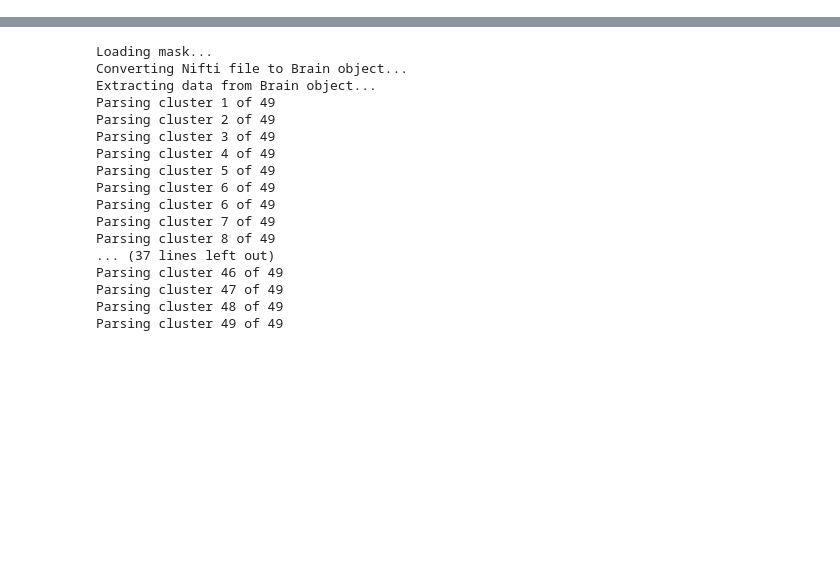
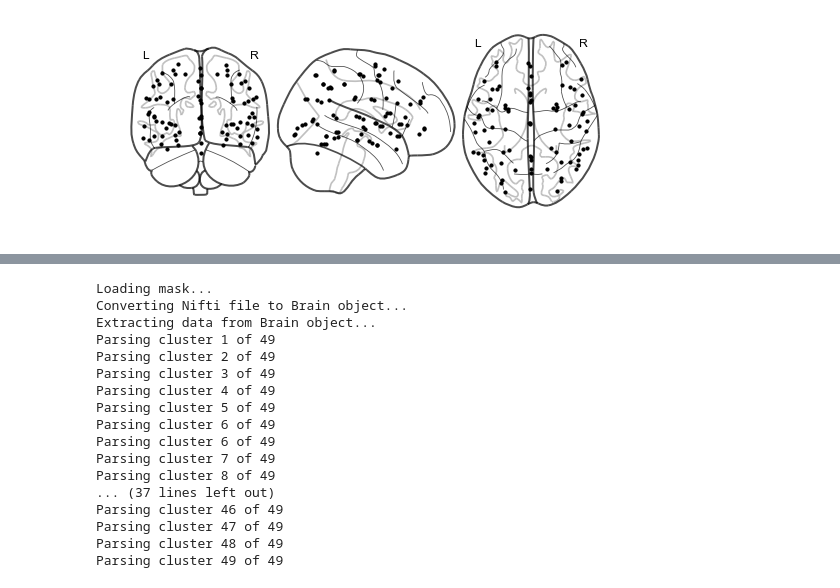
Before and after one commit to ContextLab/directed-forgetting-network-dynamics, a Jupyter notebook: code/network_analyses.ipynb, the cells around one changed output, grey strips where cells are left out. Saved outputs shown, nothing was run; the diff lists cells and outputs as text; code cells hidden in the pictures; blank space fills up the shorter version.

```diff
--- a/code/network_analyses.ipynb
+++ b/code/network_analyses.ipynb
@@ -22,3 +22,4 @@ from collections import deque
 datadir = os.path.join(os.getenv('HOME'), 'data', 'fMRI', 'dffr')
 nii_files = lsdir(os.path.join(datadir, '*.nii'))
 regressor_files = lsdir(os.path.join(datadir, 'regmats', '*.mat'))
+cluster_masks = os.path.join('clusters', 'k50_2mm_gm_split_cleaned.nii.gz')
@@ -24,0 +40,12 @@ regressor_files = lsdir(os.path.join(datadir, 'regmats', '*.mat'))
+# %%
+def plot_cluster_centers(mask, node_color='k', node_size=10, **kwargs):
+    mask_bo = se.Brain(mask)
+    data = mask_bo.data
+    locs = mask_bo.locs
+
+    centers = np.zeros([data.shape[0], locs.shape[1]])
+    for k in np.arange(data.shape[0]):
+        centers[k, :] = locs.iloc[np.where(data.iloc[k, :] == 1)[0], :].mean(axis=0)
+
+    nl.plotting.plot_connectome(np.eye(centers.shape[0]), centers, node_color=node_color, node_size=node_size, **kwargs)
+    return centers
@@ -24,0 +55,4 @@ regressor_files = lsdir(os.path.join(datadir, 'regmats', '*.mat'))
+# %%
+c = plot_cluster_centers(mask)
+# %% [output]
+[figure, added]
```
Also changed, not shown: parts of 8 cells of this notebook, 2 other files.
